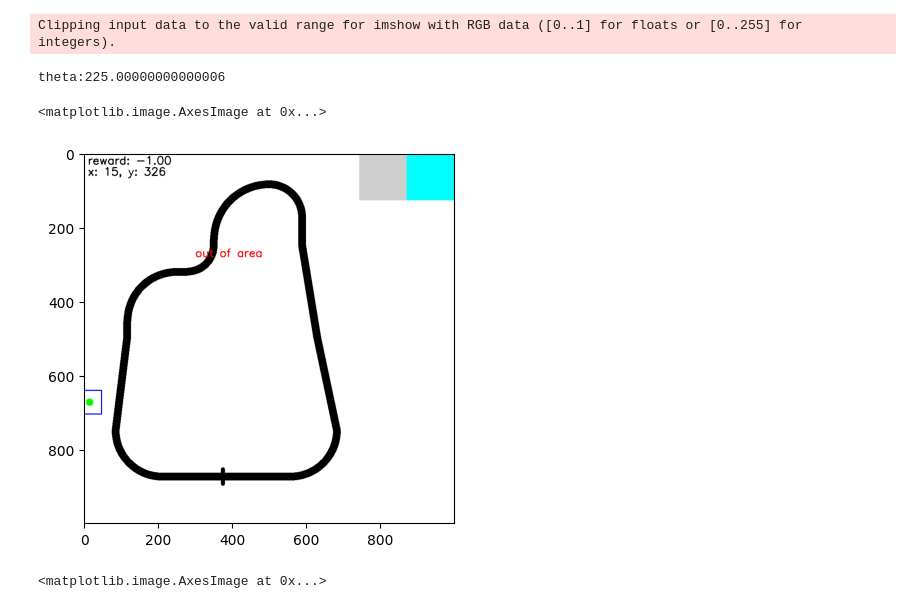
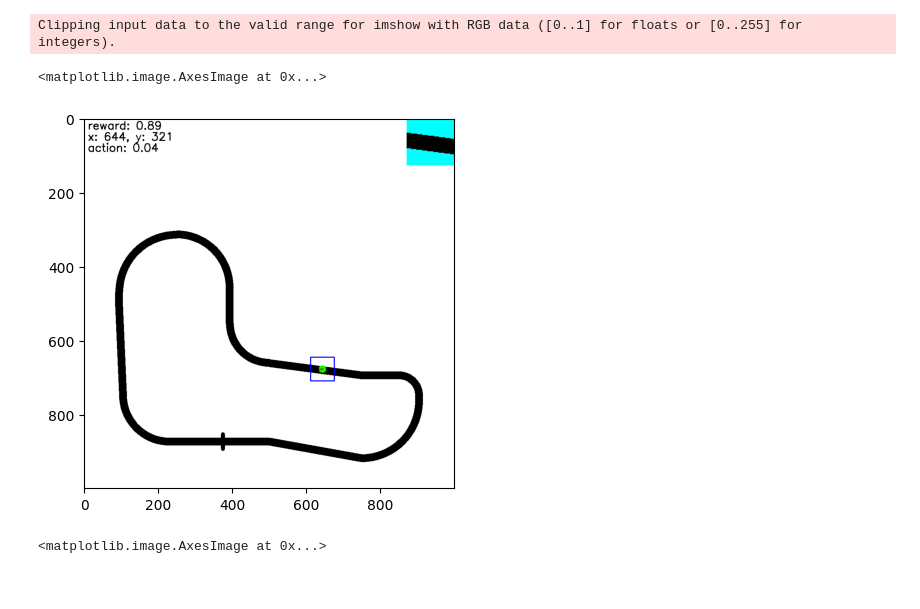
Before and after one commit to Azuma413/rl_linetrace, a Jupyter notebook: test.ipynb, the cells around one changed output. Saved outputs shown, nothing was run; the diff lists cells and outputs as text; code cells hidden in the pictures.

```diff
--- a/test.ipynb
+++ b/test.ipynb
@@ -14,13 +13,12 @@ theta:0.0
 [figure]
 # %%
-dic = env.step(1)
+dic = env.step(np.array([0.4]))
 image = env.render()
 plt.imshow(image)
 # %% [output]
 Clipping input data to the valid range for imshow with RGB data ([0..1] for floats or [0..255] for integers).
-theta:225.00000000000006
+<matplotlib.image.AxesImage at 0x...>
-<matplotlib.image.AxesImage at 0x...>
-[figure, old version]
+[figure, new version]
 # %%
 plt.imshow(dic['observation'][1])
 # %% [output]
```
Also changed, not shown: parts of 1 cell of this notebook, 1 other file.
